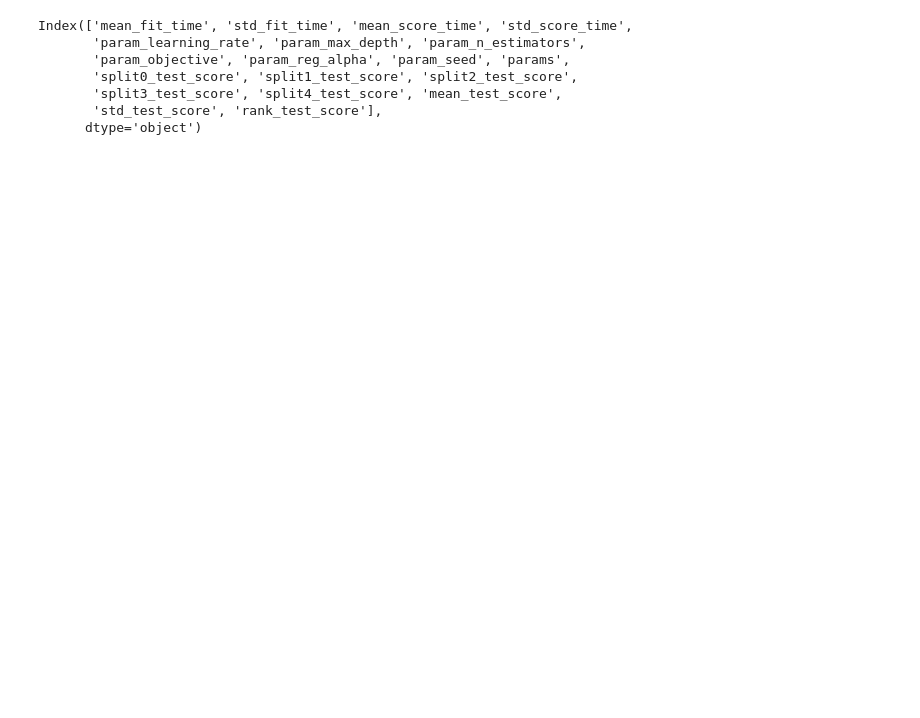
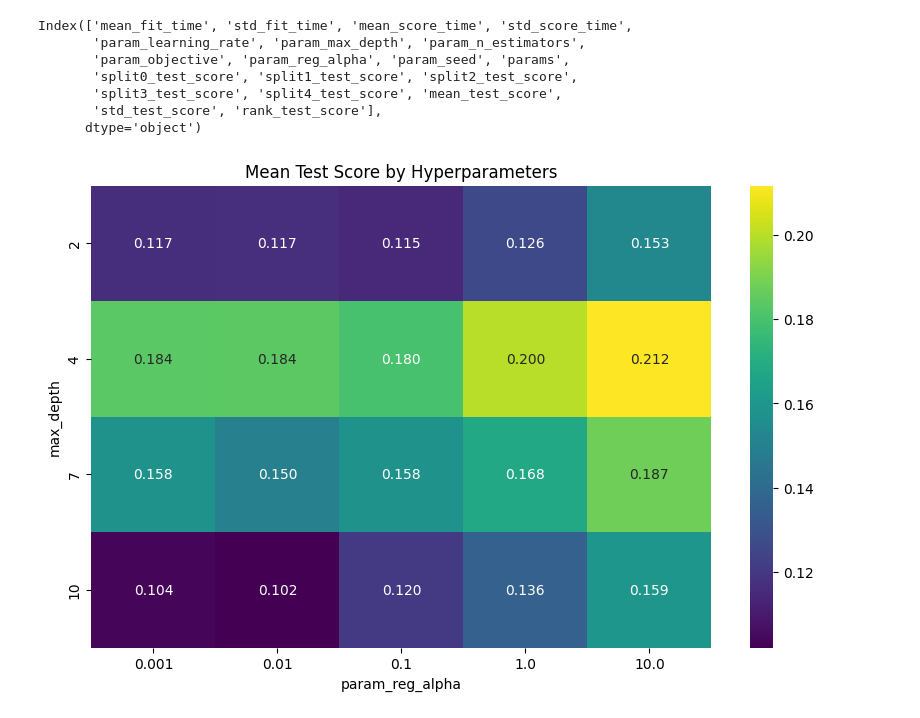
Before and after one commit to Nolasaurus/kaggle-amp-parkinsons, a Jupyter notebook: amp-xgboost_tuning_data.ipynb, the cells around one changed output. Saved outputs shown, nothing was run; the diff lists cells and outputs as text; code cells hidden in the pictures; blank space fills up the shorter version.

```diff
--- a/amp-xgboost_tuning_data.ipynb
+++ b/amp-xgboost_tuning_data.ipynb
@@ -12,6 +12,23 @@ Index(['mean_fit_time', 'std_fit_time', 'mean_score_time', 'std_score_time',
        'split3_test_score', 'split4_test_score', 'mean_test_score',
        'std_test_score', 'rank_test_score'],
       dtype='object')
+# %%
+import seaborn as sns
+import pandas as pd
+
+# Pivot the dataframe to have n_estimators as columns, max_depth as index, and mean_test_score as values
+heatmap_df = cv_df.pivot_table(values='mean_test_score', index='param_max_depth', columns='param_reg_alpha')
+
+# Plot the heatmap
+fig, ax = plt.subplots(figsize=(10, 6))
+sns.heatmap(heatmap_df, annot=True, cmap='viridis', fmt='.3f', ax=ax)
+
+ax.set_xlabel('param_reg_alpha')
+ax.set_ylabel('max_depth')
+ax.set_title('Mean Test Score by Hyperparameters')
+plt.show()
+# %% [output]
+[figure, added]
 # %%
 import matplotlib.pyplot as plt
 import numpy as np
```
Also changed, not shown: parts of 6 cells of this notebook, 9 other files.
